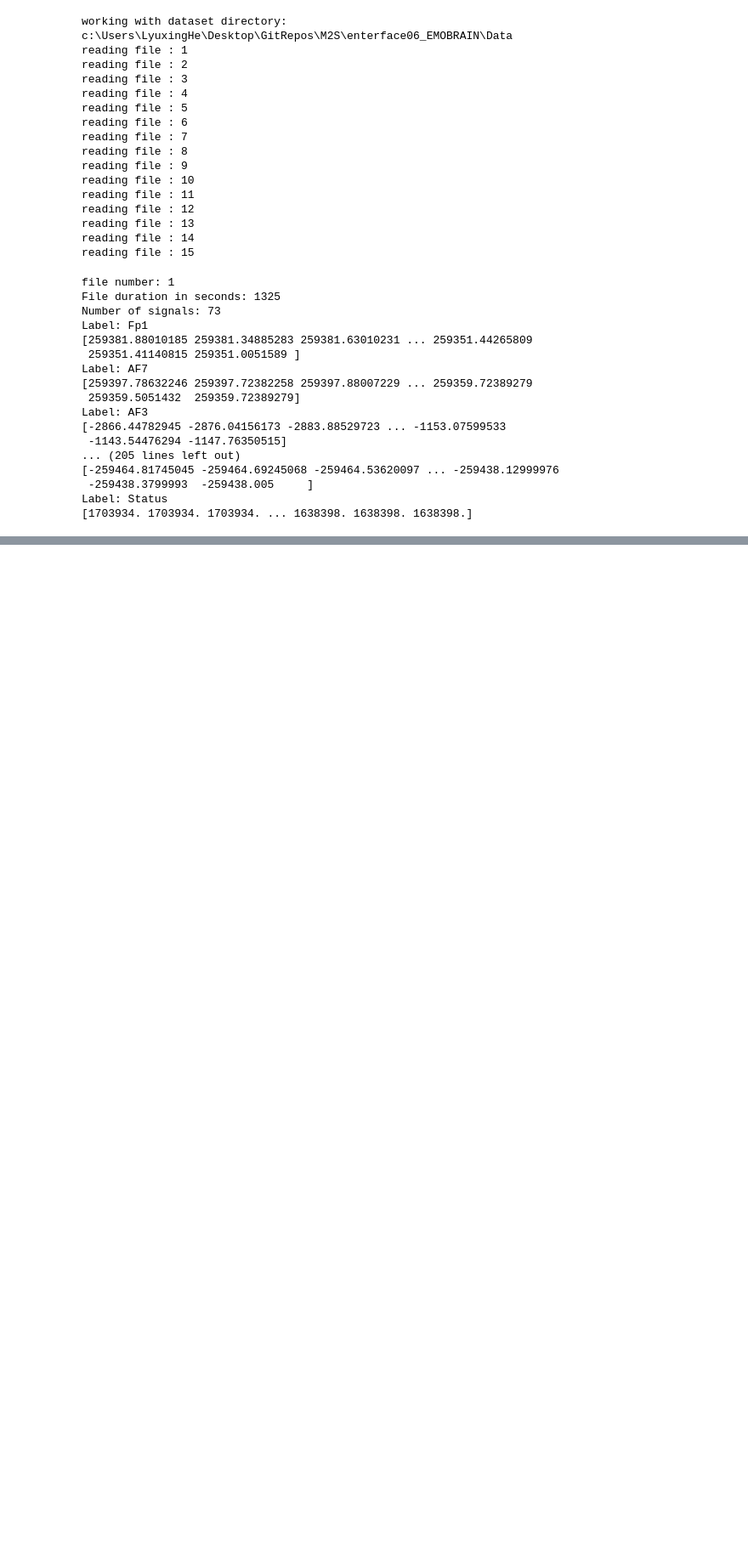
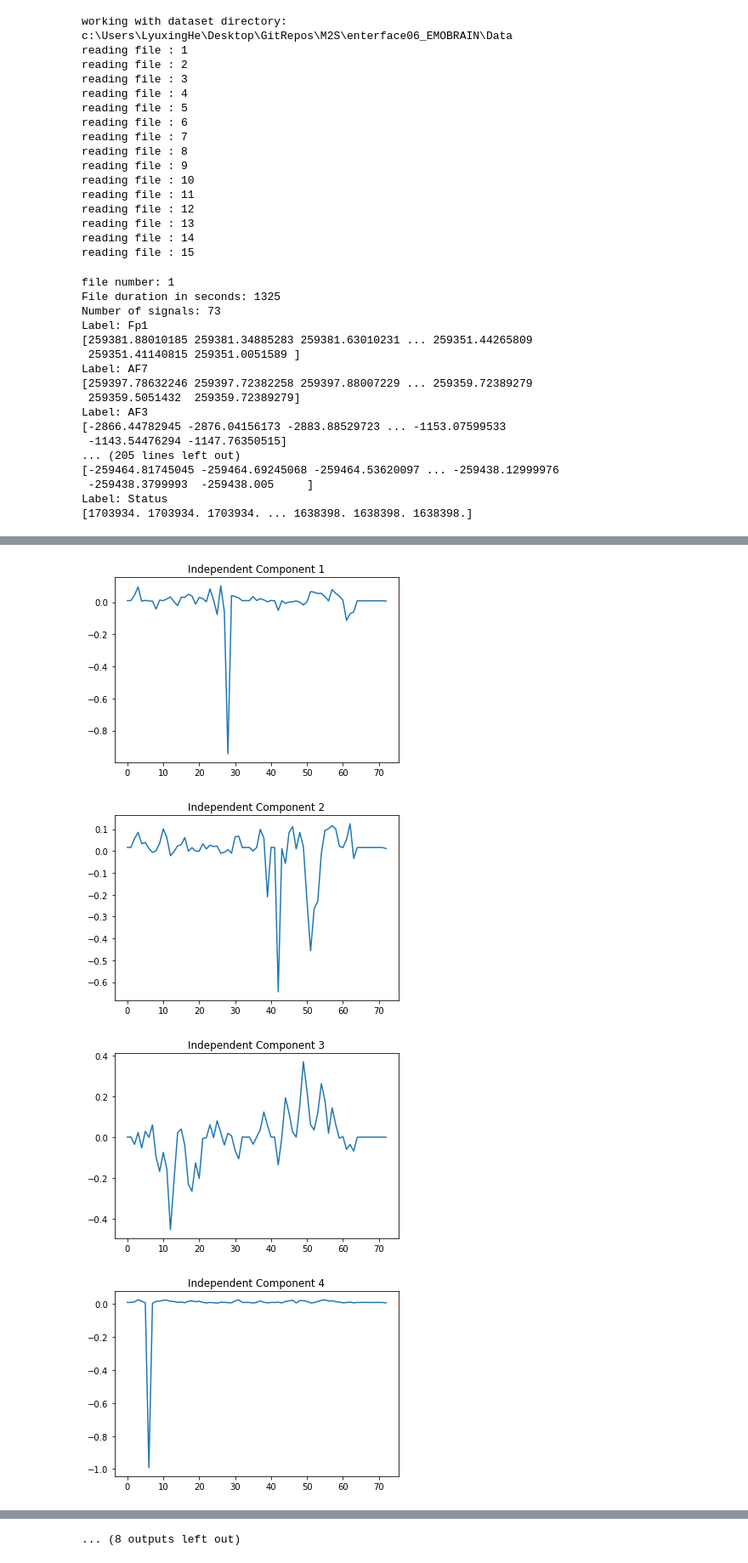
Before and after one commit to lyuxinghe/M2S, a Jupyter notebook: emf-emotion/main.ipynb, the cells around one changed output, grey strips where cells are left out. Shown at 85% size. Cells and saved outputs as stored; diff of their text form; code cells hidden in the pictures; blank space fills up the shorter version.

```diff
--- a/emf-emotion/main.ipynb
+++ b/emf-emotion/main.ipynb
@@ -83,0 +119,20 @@ Label: Status
+# %%
+signals_2d = [butter_bandpass_filter(test_data_dic[key], lowcut, highcut, fs) for key in test_data_dic]
+signals_2d = np.array(signals_2d)
+
+ica = FastICA(n_components=20)
+ica_sources = ica.fit_transform(signals_2d)
+reconstructed_signals = ica.inverse_transform(ica_sources)
+# %%
+# Plotting the components
+for i, comp in enumerate(ica_sources.T):
+    plt.figure()
+    plt.plot(comp)
+    plt.title(f'Independent Component {i+1}')
+
+plt.show()
+# %% [output]
+[figure, added]
+[figure, added]
+[figure, added]
+[figure, added]
@@ -83,0 +147 @@ Label: Status
+... (8 outputs left out)
```
Also changed, not shown: parts of 8 cells of this notebook, 1 other file.
